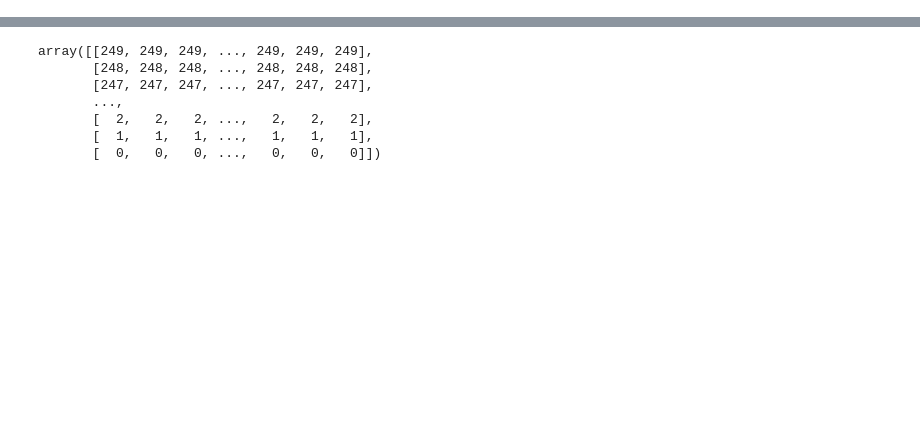
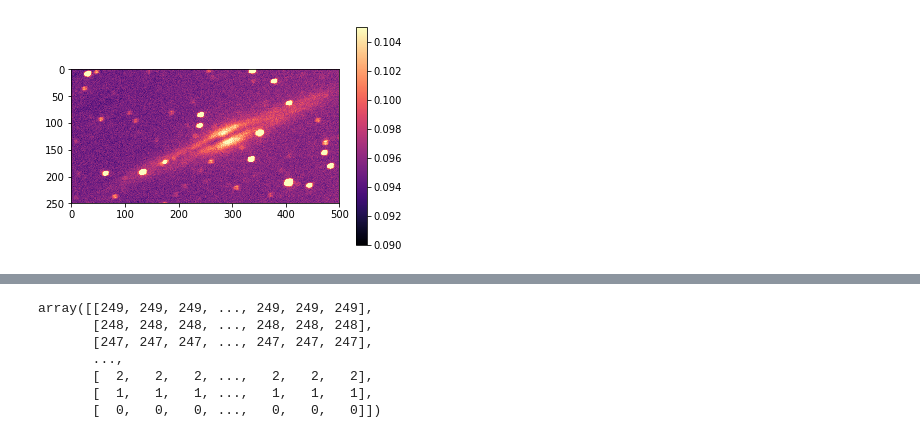
Before and after one commit to astro-kjc/AST443, a Jupyter notebook: Lab3/Lab3.ipynb, the cells around one changed output, grey strips where cells are left out. Cells and saved outputs as stored; diff of their text form; code cells hidden in the pictures; blank space fills up the shorter version.

```diff
--- a/Lab3/Lab3.ipynb
+++ b/Lab3/Lab3.ipynb
@@ -25 +34,5 @@ plot_galaxy()
+# %%
+plot_galaxy_V()
+# %% [output]
+[figure, added]
 # %%
```
Also changed, not shown: parts of 21 cells of this notebook.
